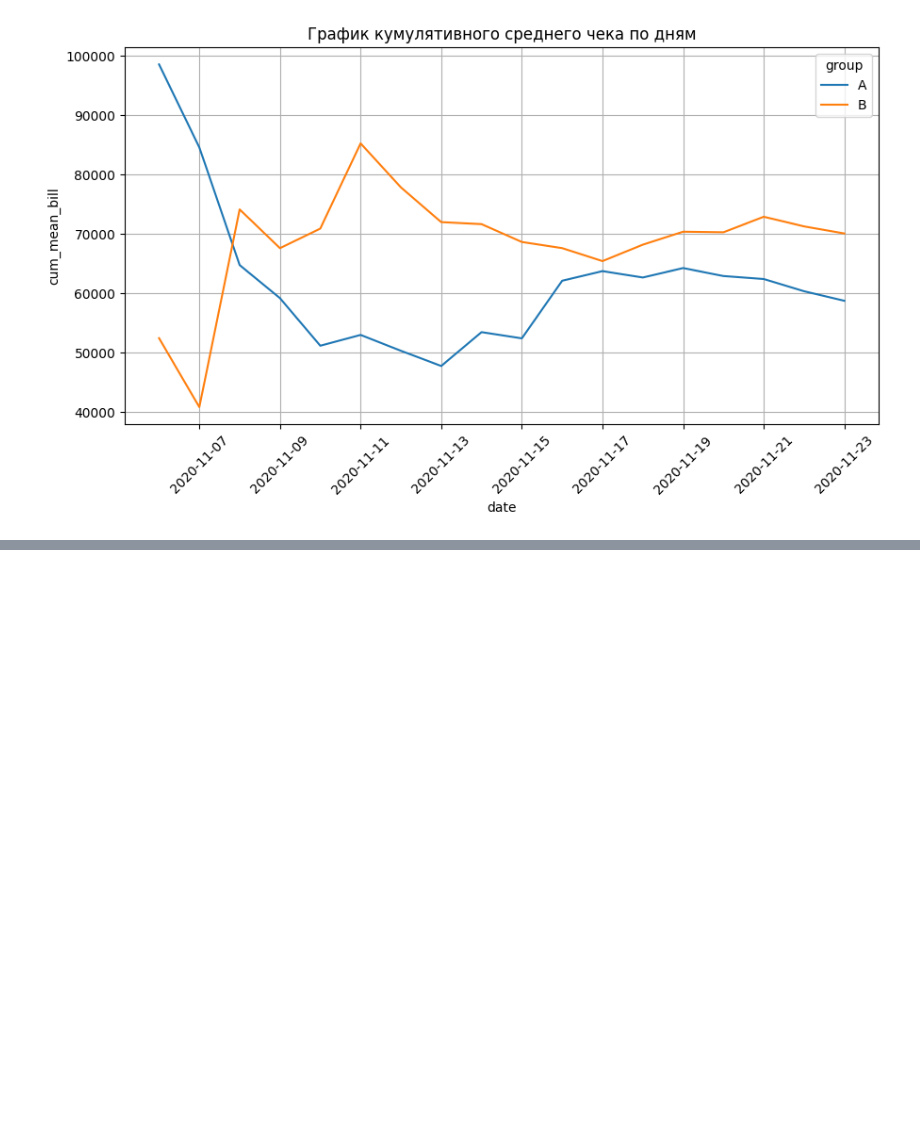
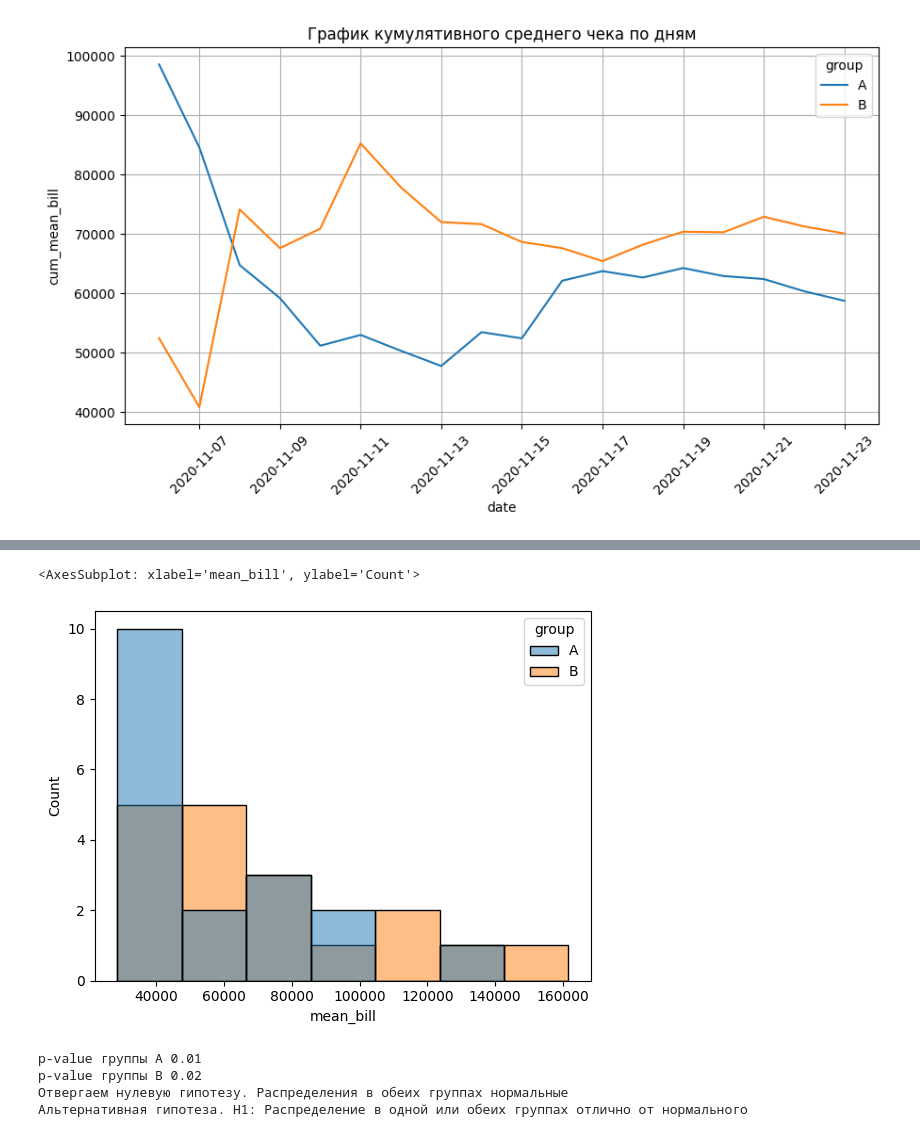
Before and after one commit to alexey300479/sf_datascience_2022, a Jupyter notebook: EDA_5/eda_5.ipynb, the cells around one changed output, grey strips where cells are left out. Cells and saved outputs as stored; diff of their text form; code cells hidden in the pictures; blank space fills up the shorter version.

```diff
--- a/EDA_5/4_ab_test_analisys_cumulative_metrics.ipynb
+++ b/EDA_5/eda_5.ipynb
@@ -362,0 +542,33 @@ ax.grid(True)
+# %%
+sample_day_group['mean_bill'] = sample_day_group.rev_sum / sample_day_group.trans_cnt
+# %%
+#строим гистограмму для времени на сайте в каждой группе
+sns.histplot(x='mean_bill', data=sample_day_group, hue='group')
+# %% [output]
+<AxesSubplot: xlabel='mean_bill', ylabel='Count'>
+[figure, added]
+# %%
+# нулевая и альтернативная гипотезы
+H0 = 'Распределения в обеих группах нормальные'
+H1 = 'Распределение в одной или обеих группах отлично от нормального'
+alpha = 0.1  # уровень значимости
+# вычисляем результат теста Шапиро-Уилка для выборок
+shapiro_result_a = shapiro(sample_day_group[sample_day_group.group == 'A']['mean_bill'])
+shapiro_result_b = shapiro(sample_day_group[sample_day_group.group == 'B']['mean_bill'])
+print('p-value группы А', round(shapiro_result_a.pvalue, 2))
+print('p-value группы B', round(shapiro_result_b.pvalue, 2))
+# сравниваем полученное p-value с уровнем значимости
+if shapiro_result_a.pvalue < alpha or shapiro_result_b.pvalue < alpha:
+    print("Отвергаем нулевую гипотезу. {}".format(H0))
+    print("Альтернативная гипотеза. H1: {}".format(H1))
+else:
+    print("Принимаем нулевую гипотезу. {}".format(H0))
+
+# p-value группы А 0.43
+# p-value группы B 0.12
+# Принимаем нулевую гипотезу. Распределения в обеих группах нормальные
+# %% [output]
+p-value группы А 0.01
+p-value группы B 0.02
+Отвергаем нулевую гипотезу. Распределения в обеих группах нормальные
+Альтернативная гипотеза. H1: Распределение в одной или обеих группах отлично от нормального
```
Also changed, not shown: parts of 16 cells of this notebook, 1 other file.
